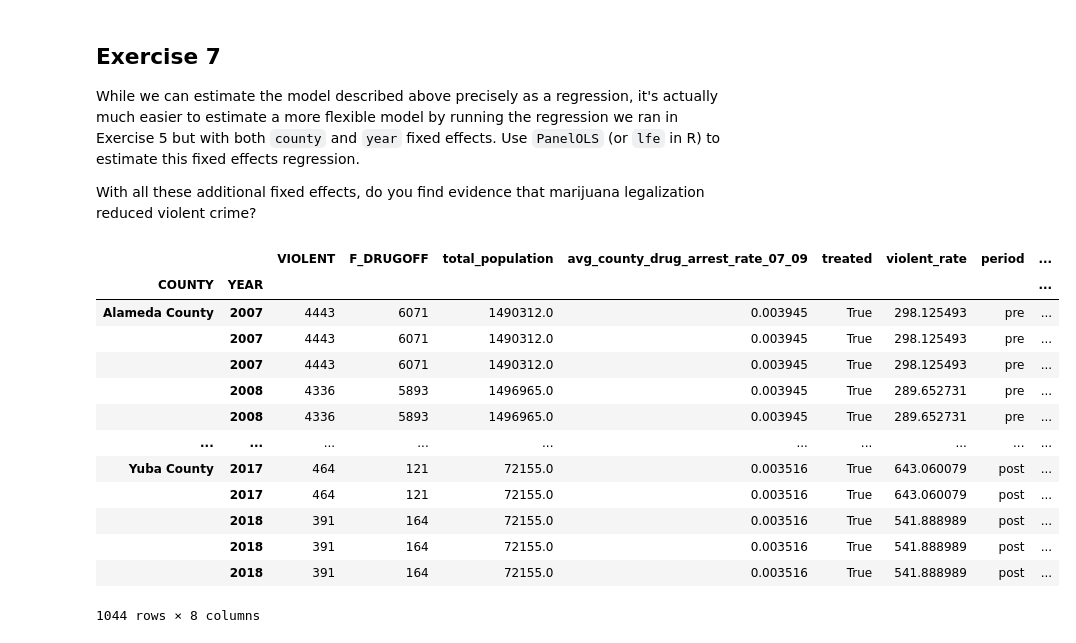
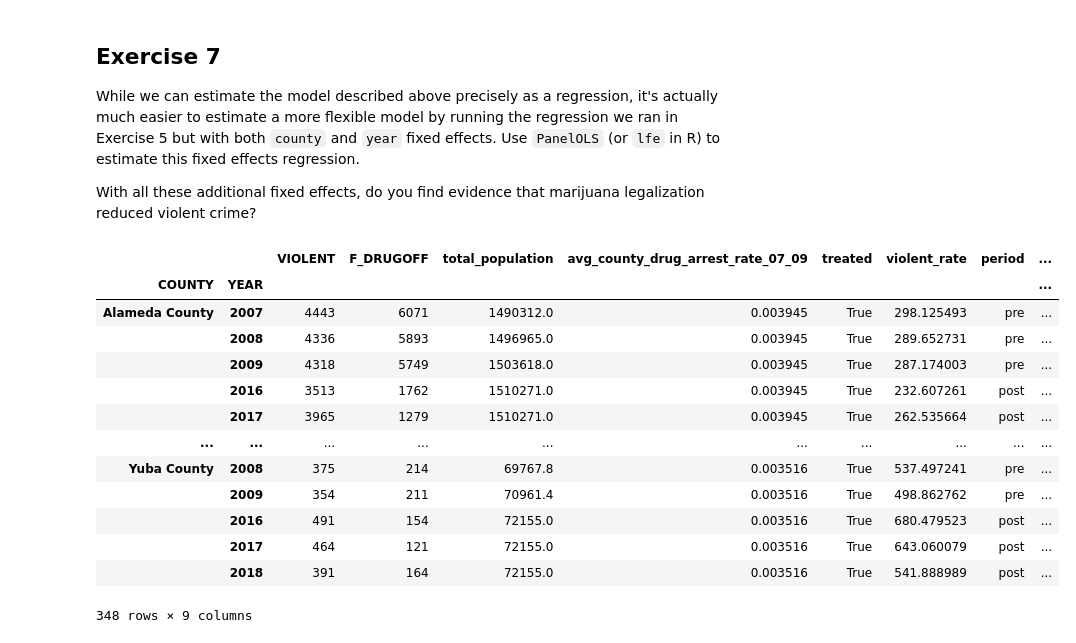
Before and after one commit to BarbaraPFloresRios/IDS701_UnifyingDataScience_CausalInference, a Jupyter notebook: 20240419_ExerciseDiffindiff/exercise_diffindiff.ipynb, the cells around one changed output. Cells and saved outputs as stored; diff of their text form; code cells hidden in the pictures.

```diff
--- a/20240419_ExerciseDiffindiff/exercise_diffindiff.ipynb
+++ b/20240419_ExerciseDiffindiff/exercise_diffindiff.ipynb
@@ -92,12 +92,16 @@ arrest_data_07_09["drug_arrest_rate"] = (
     arrest_data_07_09["F_DRUGOFF"] / arrest_data_07_09["total_population"]
 )
 
+arrest_data_07_09 = arrest_data_07_09[["COUNTY", "drug_arrest_rate"]]
 
-arrest_data_07_09["avg_county_drug_arrest_rate_07_09"] = arrest_data_07_09.groupby(
-    "COUNTY"
-)[["drug_arrest_rate"]].transform("mean")
+arrest_data_07_09 = (
+    arrest_data_07_09.groupby("COUNTY")["drug_arrest_rate"]
+    .mean()
+    .rename("avg_county_drug_arrest_rate_07_09")
+)
 
-arrest_data_07_09 = arrest_data_07_09[["COUNTY", "avg_county_drug_arrest_rate_07_09"]]
+
+arrest_data_07_09 = arrest_data_07_09.to_frame().reset_index()
 
 arrest_data = arrest_data.merge(arrest_data_07_09, how="left", on="COUNTY")
 arrest_data
@@ -386,22 +391,25 @@ While we can estimate the model described above precisely as a regression, it's
 
 With all these additional fixed effects, do you find evidence that marijuana legalization reduced violent crime?
 # %%
+arrest_data_subset["treated_post"] = (
+    arrest_data_subset["treated"] * arrest_data_subset["post"]
+)
 arrest_data_subset.set_index(["COUNTY", "YEAR"], inplace=True)
 arrest_data_subset
 # %% [output]
 |  |  | VIOLENT | F_DRUGOFF | total_population | avg_county_drug_arrest_rate_07_09 | treated | violent_rate | period | ... |
 | COUNTY | YEAR |  |  |  |  |  |  |  | ... |
 | Alameda County | 2007 | 4443 | 6071 | 1490312.0 | 0.003945 | True | 298.125493 | pre | ... |
-|  | 2007 | 4443 | 6071 | 1490312.0 | 0.003945 | True | 298.125493 | pre | ... |
-|  | 2007 | 4443 | 6071 | 1490312.0 | 0.003945 | True | 298.125493 | pre | ... |
 |  | 2008 | 4336 | 5893 | 1496965.0 | 0.003945 | True | 289.652731 | pre | ... |
-|  | 2008 | 4336 | 5893 | 1496965.0 | 0.003945 | True | 289.652731 | pre | ... |
+|  | 2009 | 4318 | 5749 | 1503618.0 | 0.003945 | True | 287.174003 | pre | ... |
+|  | 2016 | 3513 | 1762 | 1510271.0 | 0.003945 | True | 232.607261 | post | ... |
+|  | 2017 | 3965 | 1279 | 1510271.0 | 0.003945 | True | 262.535664 | post | ... |
 | ... | ... | ... | ... | ... | ... | ... | ... | ... | ... |
-| Yuba County | 2017 | 464 | 121 | 72155.0 | 0.003516 | True | 643.060079 | post | ... |
+| Yuba County | 2008 | 375 | 214 | 69767.8 | 0.003516 | True | 537.497241 | pre | ... |
+|  | 2009 | 354 | 211 | 70961.4 | 0.003516 | True | 498.862762 | pre | ... |
+|  | 2016 | 491 | 154 | 72155.0 | 0.003516 | True | 680.479523 | post | ... |
 |  | 2017 | 464 | 121 | 72155.0 | 0.003516 | True | 643.060079 | post | ... |
 |  | 2018 | 391 | 164 | 72155.0 | 0.003516 | True | 541.888989 | post | ... |
-|  | 2018 | 391 | 164 | 72155.0 | 0.003516 | True | 541.888989 | post | ... |
-|  | 2018 | 391 | 164 | 72155.0 | 0.003516 | True | 541.888989 | post | ... |
-1044 rows × 8 columns
+348 rows × 9 columns
 # %%
 mod = lm.PanelOLS.from_formula(
```
Also changed, not shown: parts of 8 cells of this notebook, 2 other files.
